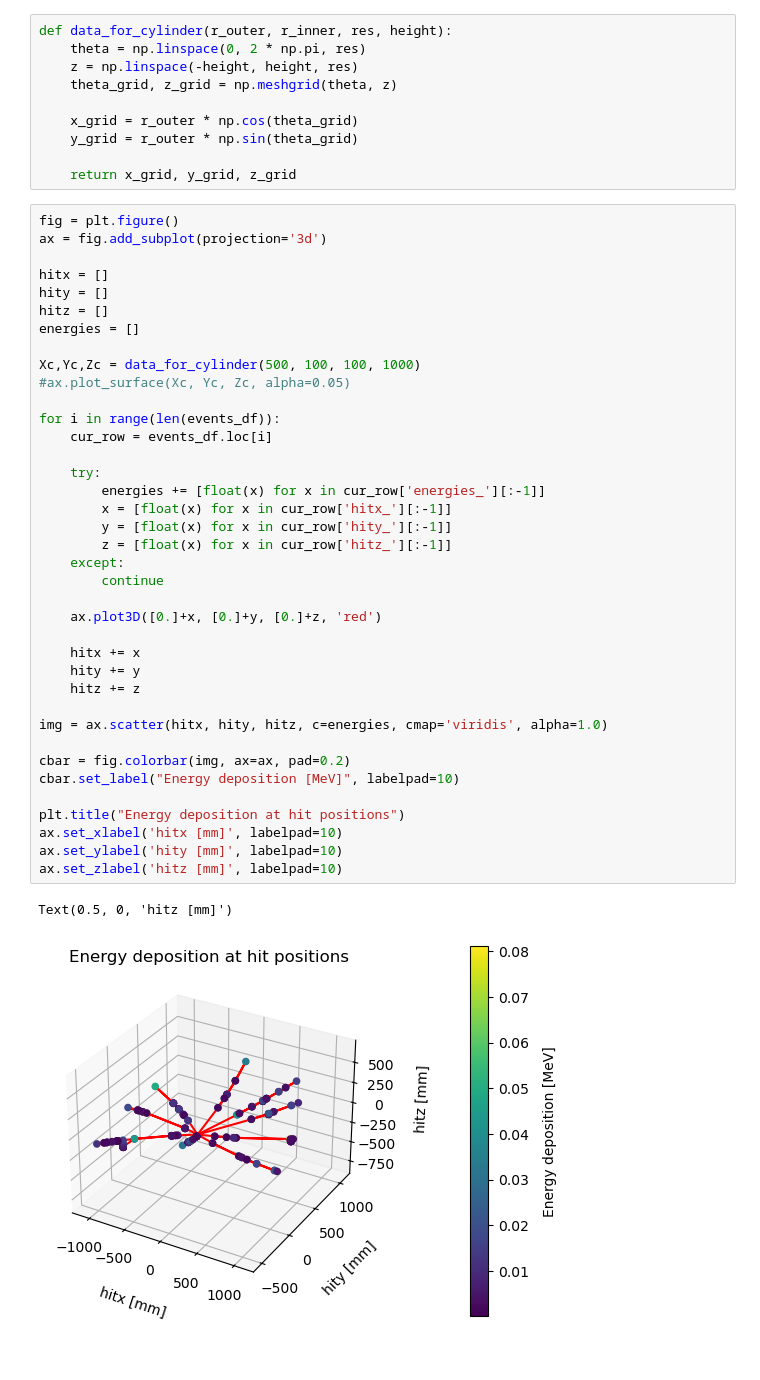
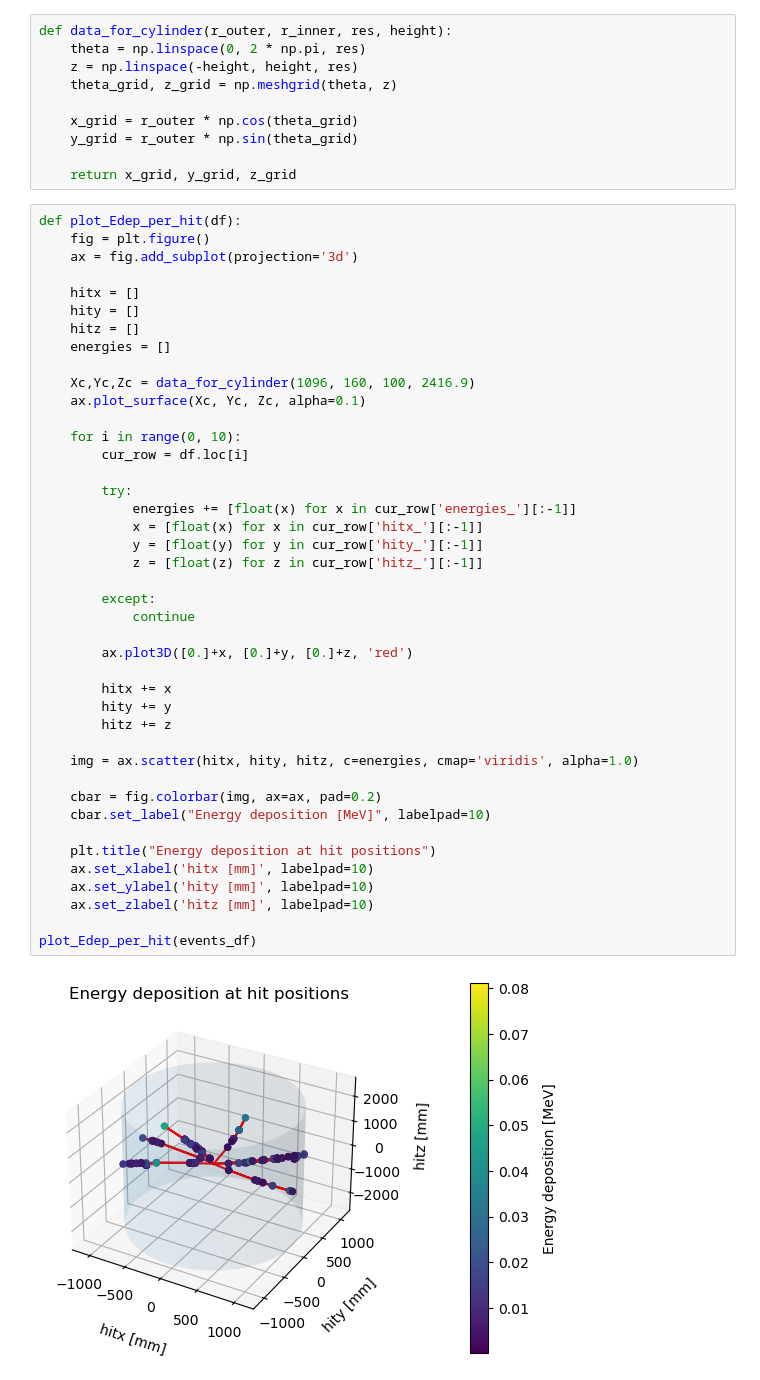
Before and after one commit to JayPRobertson/Belle-II, a Jupyter notebook: Python/geant4_data_analysis.ipynb, the cells around one changed output. Saved outputs shown, nothing was run; the diff lists cells and outputs as text; blank space fills up the shorter version.

Commit message:
Updated csv and geant4 data anlysis

```diff
--- a/Python/geant4_data_analysis.ipynb
+++ b/Python/geant4_data_analysis.ipynb
@@ -27,43 +30,46 @@ def data_for_cylinder(r_outer, r_inner, res, height):
 
     return x_grid, y_grid, z_grid
 # %%
-fig = plt.figure()
-ax = fig.add_subplot(projection='3d')
+def plot_Edep_per_hit(df):
+    fig = plt.figure()
+    ax = fig.add_subplot(projection='3d')
 
-hitx = []
-hity = []
-hitz = []
-energies = []
+    hitx = []
+    hity = []
+    hitz = []
+    energies = []
 
-Xc,Yc,Zc = data_for_cylinder(500, 100, 100, 1000)
-#ax.plot_surface(Xc, Yc, Zc, alpha=0.05)
+    Xc,Yc,Zc = data_for_cylinder(1096, 160, 100, 2416.9)
+    ax.plot_surface(Xc, Yc, Zc, alpha=0.1)
 
-for i in range(len(events_df)):
-    cur_row = events_df.loc[i]
+    for i in range(0, 10):
+        cur_row = df.loc[i]
 
-    try:
-        energies += [float(x) for x in cur_row['energies_'][:-1]]
-        x = [float(x) for x in cur_row['hitx_'][:-1]]
-        y = [float(x) for x in cur_row['hity_'][:-1]]
-        z = [float(x) for x in cur_row['hitz_'][:-1]]
-    except:
-        continue
+        try:
+            energies += [float(x) for x in cur_row['energies_'][:-1]]
+            x = [float(x) for x in cur_row['hitx_'][:-1]]
+            y = [float(y) for y in cur_row['hity_'][:-1]]
+            z = [float(z) for z in cur_row['hitz_'][:-1]]
 
-    ax.plot3D([0.]+x, [0.]+y, [0.]+z, 'red')
+        except:
+            continue
 
-    hitx += x
-    hity += y
-    hitz += z
+        ax.plot3D([0.]+x, [0.]+y, [0.]+z, 'red')
 
-img = ax.scatter(hitx, hity, hitz, c=energies, cmap='viridis', alpha=1.0)
+        hitx += x
+        hity += y
+        hitz += z
 
-cbar = fig.colorbar(img, ax=ax, pad=0.2)
-cbar.set_label("Energy deposition [MeV]", labelpad=10)
+    img = ax.scatter(hitx, hity, hitz, c=energies, cmap='viridis', alpha=1.0)
 
-plt.title("Energy deposition at hit positions")
-ax.set_xlabel('hitx [mm]', labelpad=10)
-ax.set_ylabel('hity [mm]', labelpad=10)
-ax.set_zlabel('hitz [mm]', labelpad=10)
+    cbar = fig.colorbar(img, ax=ax, pad=0.2)
+    cbar.set_label("Energy deposition [MeV]", labelpad=10)
+
+    plt.title("Energy deposition at hit positions")
+    ax.set_xlabel('hitx [mm]', labelpad=10)
+    ax.set_ylabel('hity [mm]', labelpad=10)
+    ax.set_zlabel('hitz [mm]', labelpad=10)
+
+plot_Edep_per_hit(events_df)
 # %% [output]
-Text(0.5, 0, 'hitz [mm]')
-[figure, old version]
+[figure, new version]
```
Also changed, not shown: parts of 3 cells of this notebook, 5 other files.
